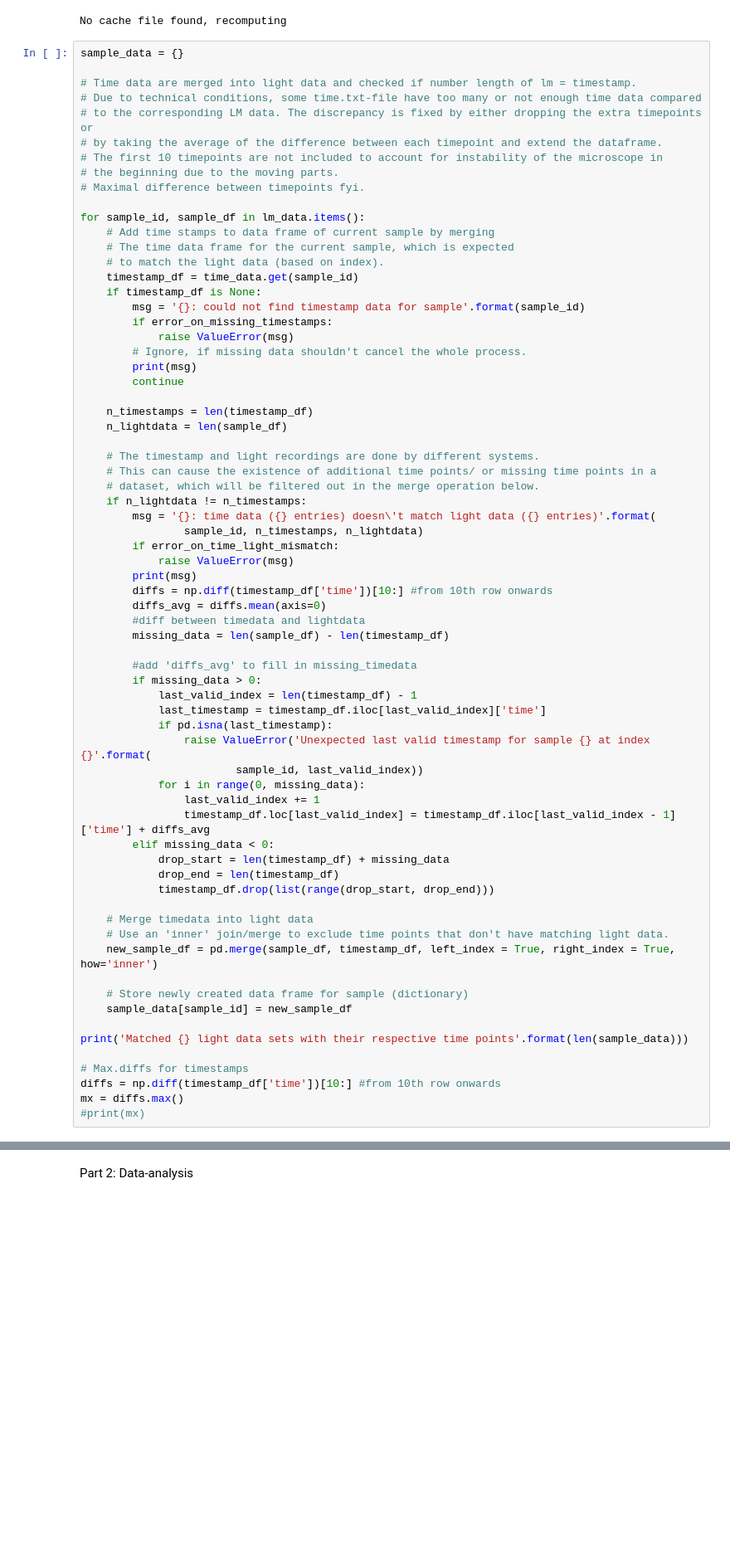
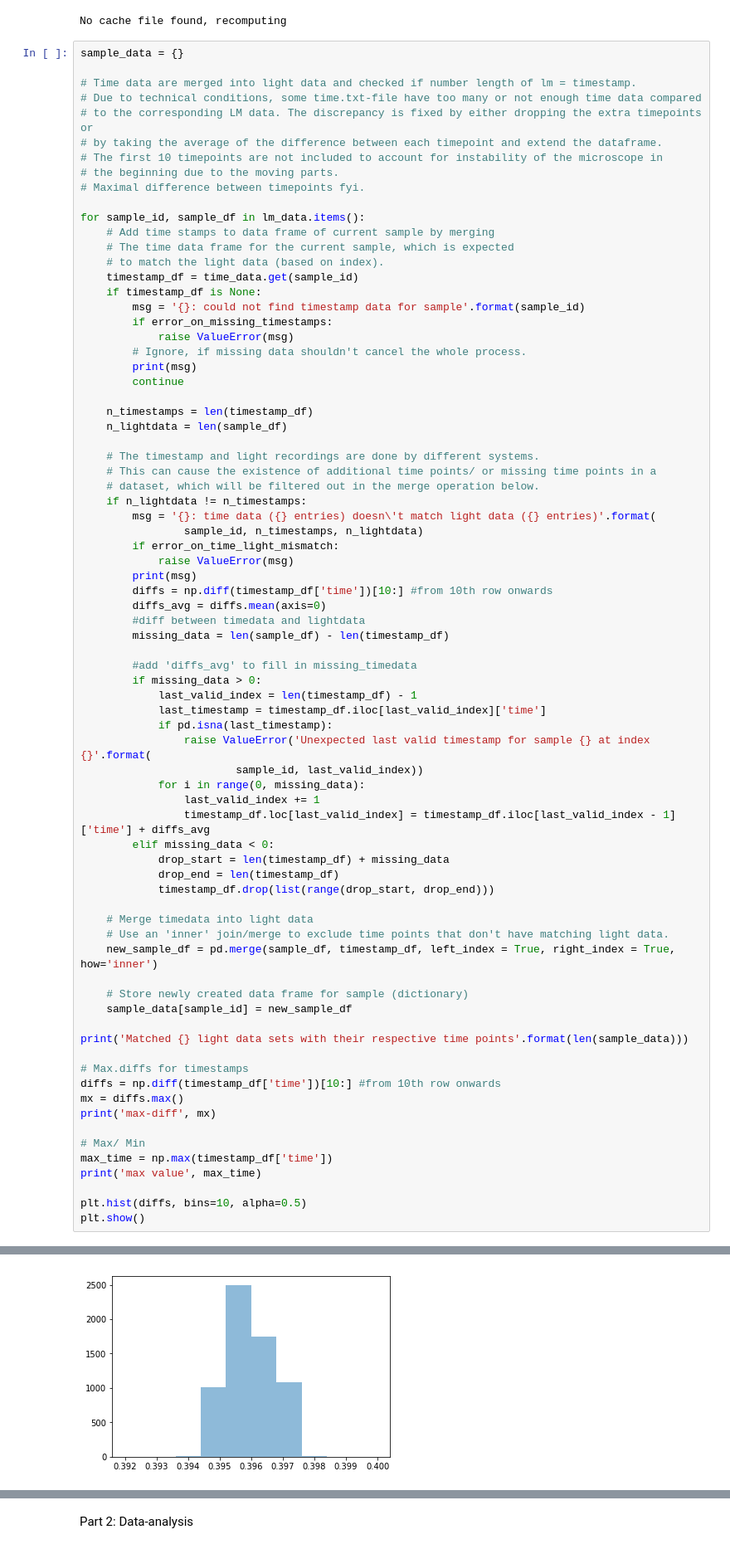
Before and after one commit to nrandel/behavioral_lm_analysis, a Jupyter notebook: timeseries_analysis_across_samples.ipynb, the cells around one changed output, grey strips where cells are left out. Shown at 83% size. Saved outputs shown, nothing was run; the diff lists cells and outputs as text; blank space fills up the shorter version.

```diff
--- a/timeseries_analysis_across_samples.ipynb
+++ b/timeseries_analysis_across_samples.ipynb
@@ -317,7 +318,14 @@ print('Matched {} light data sets with their respective time points'.format(len(
 # Max.diffs for timestamps
 diffs = np.diff(timestamp_df['time'])[10:] #from 10th row onwards
 mx = diffs.max()
-#print(mx)
+print('max-diff', mx)
+
+# Max/ Min
+max_time = np.max(timestamp_df['time'])
+print('max value', max_time)
+
+plt.hist(diffs, bins=10, alpha=0.5)
+plt.show()
 # %% [output]
 17-08-24L5-cl: time data (6686 entries) doesn't match light data (6685 entries)
 17-08-26L1-cl: time data (6990 entries) doesn't match light data (6989 entries)
@@ -335,3 +345,4 @@ Matched 75 light data sets with their respective time points
+[figure, added]
 # %%
 # Combine behavior data with light data into a single data frame
 # per sample ID. To do so, add behavior data to light data frames,
```
Also changed, not shown: parts of 10 cells of this notebook.
